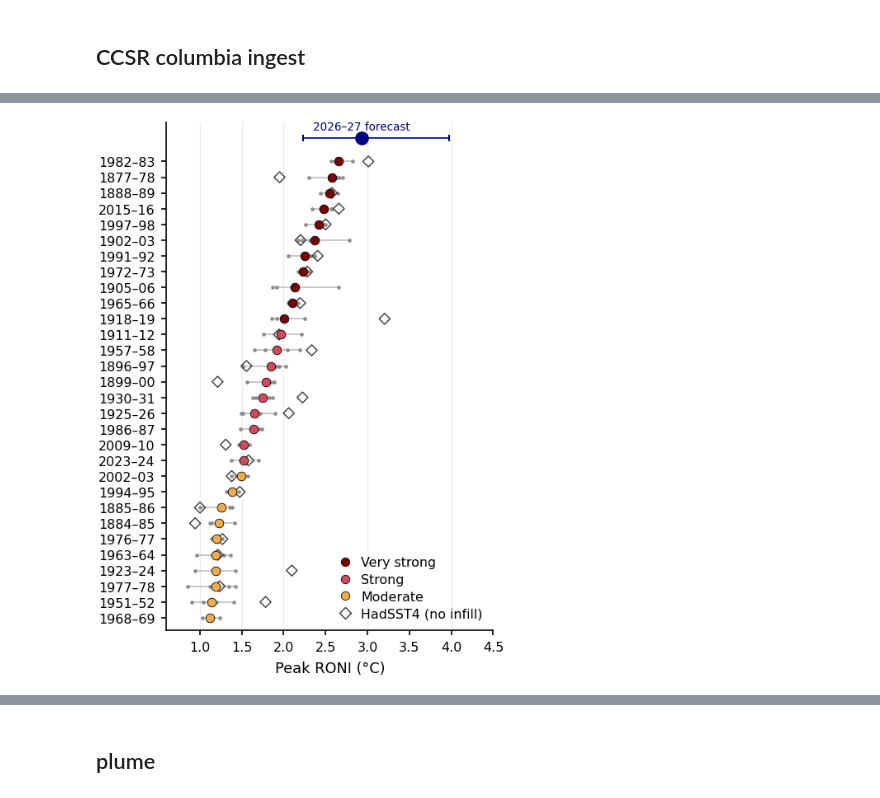
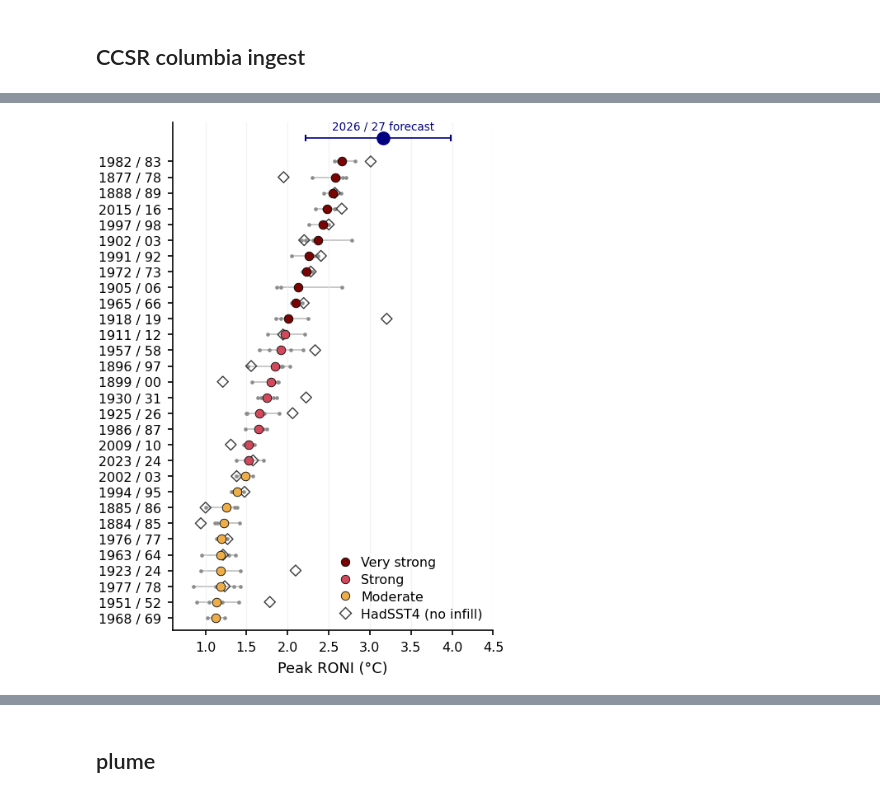
Before and after one commit to adisen99/extreme_el_nino_2026, a Jupyter notebook: 01_observation_data_context.ipynb, the cells around one changed output, grey strips where cells are left out. Drawn from its saved outputs; the diff is of its cells as text; code cells hidden in the pictures.

```diff
--- a/01_observation_data_context.ipynb
+++ b/01_observation_data_context.ipynb
@@ -376,23 +376,23 @@ year
 # %%
 
 
-import glob, os
+# import glob, os
 
-# ============ CONFIG — bump this when a new forecast cycle lands ============
-CYCLE    = "2026070800"                          # try July; use 2026060800 if not up yet
-NMME_DIR = f"/g/data/if69/as8561/data/nmme_{CYCLE}"   # wherever you wget'd the files
-# ==========================================================================
+# # ============ CONFIG — bump this when a new forecast cycle lands ============
+# CYCLE    = "2026080800"                          # try July; use 2026060800 if not up yet
+# NMME_DIR = f"/g/data/if69/as8561/data/nmme_{CYCLE}"   # wherever you wget'd the files
+# # ==========================================================================
 
-nmme_files = sorted(glob.glob(os.path.join(NMME_DIR, "*.tmpsfc.*.ENSMEAN.anom.nc")))
-print(f"{len(nmme_files)} files in {NMME_DIR}:")
-for f in nmme_files: print("  ", os.path.basename(f))
+# nmme_files = sorted(glob.glob(os.path.join(NMME_DIR, "*.tmpsfc.*.ENSMEAN.anom.nc")))
+# print(f"{len(nmme_files)} files in {NMME_DIR}:")
+# for f in nmme_files: print("  ", os.path.basename(f))
 
-ds = xr.open_dataset(nmme_files[0], decode_times=False)
-print("\ndata vars :", list(ds.data_vars))
-print("coords    :", list(ds.coords))
-print("dims      :", dict(ds.sizes))
-for c in ds.coords:
-    v = ds[c]
-    print(f"  {c:10s} units={v.attrs.get('units','')!r:35s} "
-          f"vals[0:3]={np.ravel(v.values)[:3]} ... [-1]={np.ravel(v.values)[-1]}")
-ds.close()
+# ds = xr.open_dataset(nmme_files[0], decode_times=False)
+# print("\ndata vars :", list(ds.data_vars))
+# print("coords    :", list(ds.coords))
+# print("dims      :", dict(ds.sizes))
+# for c in ds.coords:
+#     v = ds[c]
+#     print(f"  {c:10s} units={v.attrs.get('units','')!r:35s} "
+#           f"vals[0:3]={np.ravel(v.values)[:3]} ... [-1]={np.ravel(v.values)[-1]}")
+# ds.close()
@@ -916,34 +916,36 @@ cats = [(2.0, "#7a0403", "Very strong"), (1.5, "#d1495b", "Strong"), (1.0, "#eda
 def cat_color(v): return next(c for t, c, _ in cats if v >= t)
 
 fig, ax = plt.subplots(figsize=(SINGLE_COL, 120*MM))
 for i, (yr, row) in zip(y, era.iterrows()):
     ax.plot([row["min"], row["max"]], [i, i], color="0.75", lw=0.8, zorder=1)
     ax.scatter(row[infilled], [i]*len(infilled), s=5, color="0.55", lw=0, zorder=2)
     ax.scatter(row["mean"], i, s=26, color=cat_color(row["mean"]),
                edgecolor="k", lw=0.4, zorder=3)
     if np.isfinite(row[check]):
         ax.scatter(row[check], i, s=20, marker="D", facecolor="none",
                    edgecolor="0.25", lw=0.7, zorder=2.5)
-ax.set_yticks(y); ax.set_yticklabels([f"{yr}\u2013{str(yr+1)[-2:]}" for yr in era.index])
+# ax.set_yticks(y); ax.set_yticklabels([f"{yr}\u2013{str(yr+1)[-2:]}" for yr in era.index])
+ax.set_yticks(y); ax.set_yticklabels([f"{yr} / {str(yr+1)[-2:]}" for yr in era.index])
 
 yf = len(era) + 0.5
 ax.errorbar(f2026["best"], yf,
             xerr=[[f2026["best"]-f2026["low"]], [f2026["high"]-f2026["best"]]],
             fmt="o", ms=7, color="navy", mec="navy", capsize=2, lw=0.8, zorder=4)
-ax.text(f2026["best"], yf + 0.35, "2026\u201327 forecast", ha="center",
+ax.text(f2026["best"], yf + 0.35, "2026 / 27 forecast", ha="center",
         va="bottom", color="navy", fontsize=6.5)
 
-for x in (1.0, 1.5, 2.0, 3.0, 4.0): ax.axvline(x, color="0.92", lw=0.6, zorder=0)
+# for x in (1.0, 1.5, 2.0, 3.0, 4.0): ax.axvline(x, color="0.92", lw=0.6, zorder=0)
+plt.grid(axis='x', alpha=0.6, lw=0.6, color="0.92")
 ax.set_xlim(0.6, 4.5)
 ax.set_ylim(-0.8, yf + 1.0)                                 # stops just above the forecast label
 ax.set_xlabel("Peak RONI (\u00b0C)")
 
 from matplotlib.lines import Line2D
 leg = [Line2D([0],[0], marker="o", ls="", mfc=c, mec="k", mew=0.4, ms=5, label=l)
        for _, c, l in cats]
 leg += [Line2D([0],[0], marker="D", ls="", mfc="none", mec="0.25", mew=0.7, ms=5,
                label="HadSST4 (no infill)")]
 ax.legend(handles=leg, loc="lower right", frameon=False, handletextpad=0.2, borderpad=0.3)
 plt.tight_layout()
 # %% [output]
-[figure, old version]
+[figure, new version]
```
Also changed, not shown: parts of 38 cells of this notebook, 5 other files.
